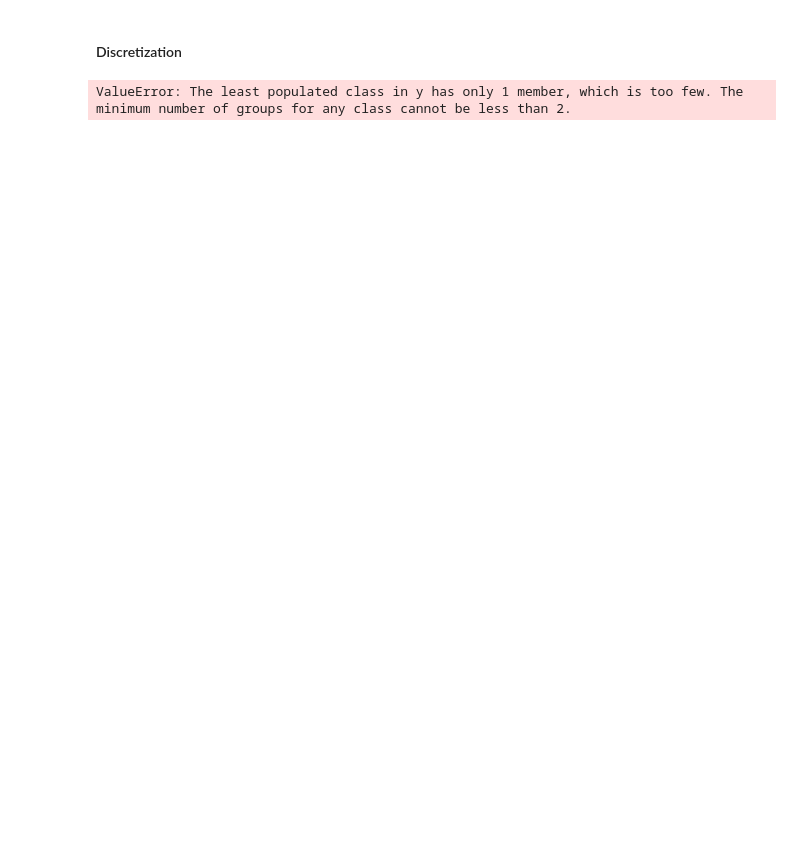
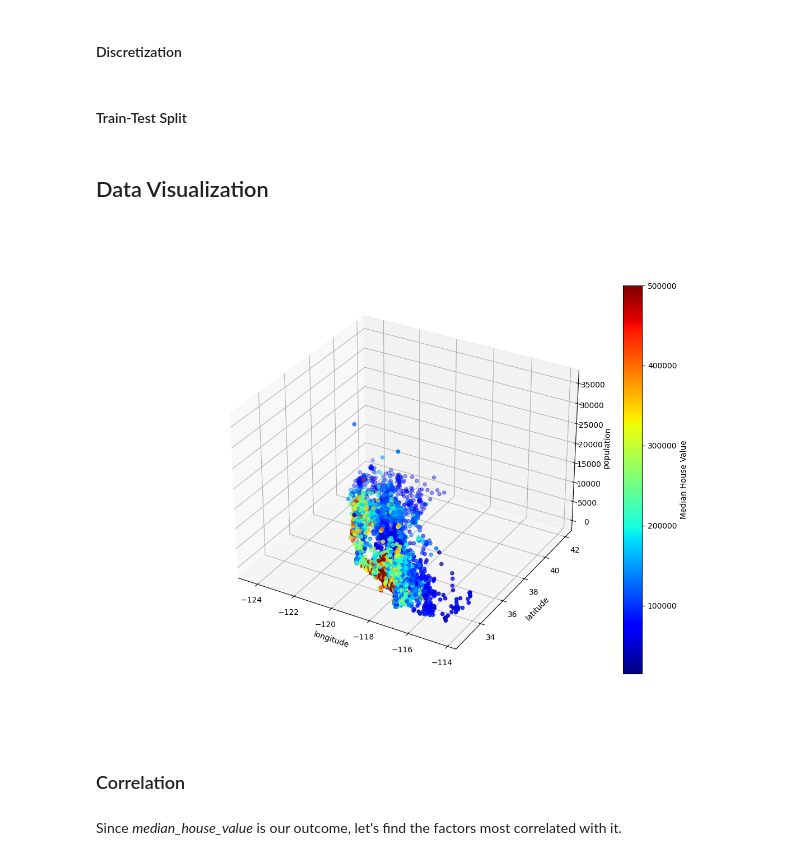
Before and after one commit to LucidOtter/MLLearning, a Jupyter notebook: 02_end2end_MLLearning.ipynb, the cells around one changed output. Saved outputs shown, nothing was run; the diff lists cells and outputs as text; code cells hidden in the pictures; blank space fills up the shorter version.

```diff
--- a/02_end2end_MLLearning.ipynb
+++ b/02_end2end_MLLearning.ipynb
@@ -165,4 +177,6 @@ As such, we want a reasonable distribution at the middle range so that we can...
 # %% [markdown]
 #### Discretization
 # %%
-housing["income_cat"] = pd.qcut(housing.median_income, 5, labels = [1, 2, 3, 4, 5])
+# housing["income_cat"] = pd.qcut(housing.median_income, 5, labels = [1, 2, 3, 4, 5])
+# housing.drop("income_cat", axis=1, inplace=True)
+housing_income_cat = pd.qcut(housing.median_income, 5, labels = [1, 2, 3, 4, 5])
@@ -173,4 +183,2 @@ splitter = StratifiedShuffleSplit(n_split
-# %%
-strat_train_set, strat_test_set = train_test_split(housing, test_size=0.2, stratify=housing["median_income"], random_state=42)
-# %% [output]
-ValueError: The least populated class in y has only 1 member, which is too few. The minimum number of groups for any class cannot be less than 2.
+# %% [markdown]
+#### Train-Test Split
@@ -176,0 +188,17 @@ ValueError: The least populated class in y has only 1 member, which is too few.
+# %% [markdown]
+## Data Visualization
+# %%
+%matplotlib widget
+fig = plt.figure(figsize=(12, 9))
+ax = fig.add_subplot(projection='3d')
+
+cs = ax.scatter(housing["longitude"], housing["latitude"], housing["population"], c=housing["median_house_value"], cmap="jet")
+fig.colorbar(cs, label="Median House Value")
+
+ax.set_xlabel("longitude")
+ax.set_ylabel("latitude")
+ax.set_zlabel("population")
+
+plt.show()
+# %% [output]
+[figure, added]
@@ -176,0 +211,2 @@ ValueError: The least populated class in y has only 1 member, which is too few.
+# %% [markdown]
+### Correlation
@@ -176,0 +215,2 @@ ValueError: The least populated class in y has only 1 member, which is too few.
+# %% [markdown]
+Since _median\_house\_value_ is our outcome, let's find the factors most correlated with it.
```
Also changed, not shown: parts of 47 cells of this notebook, 2 other files.
